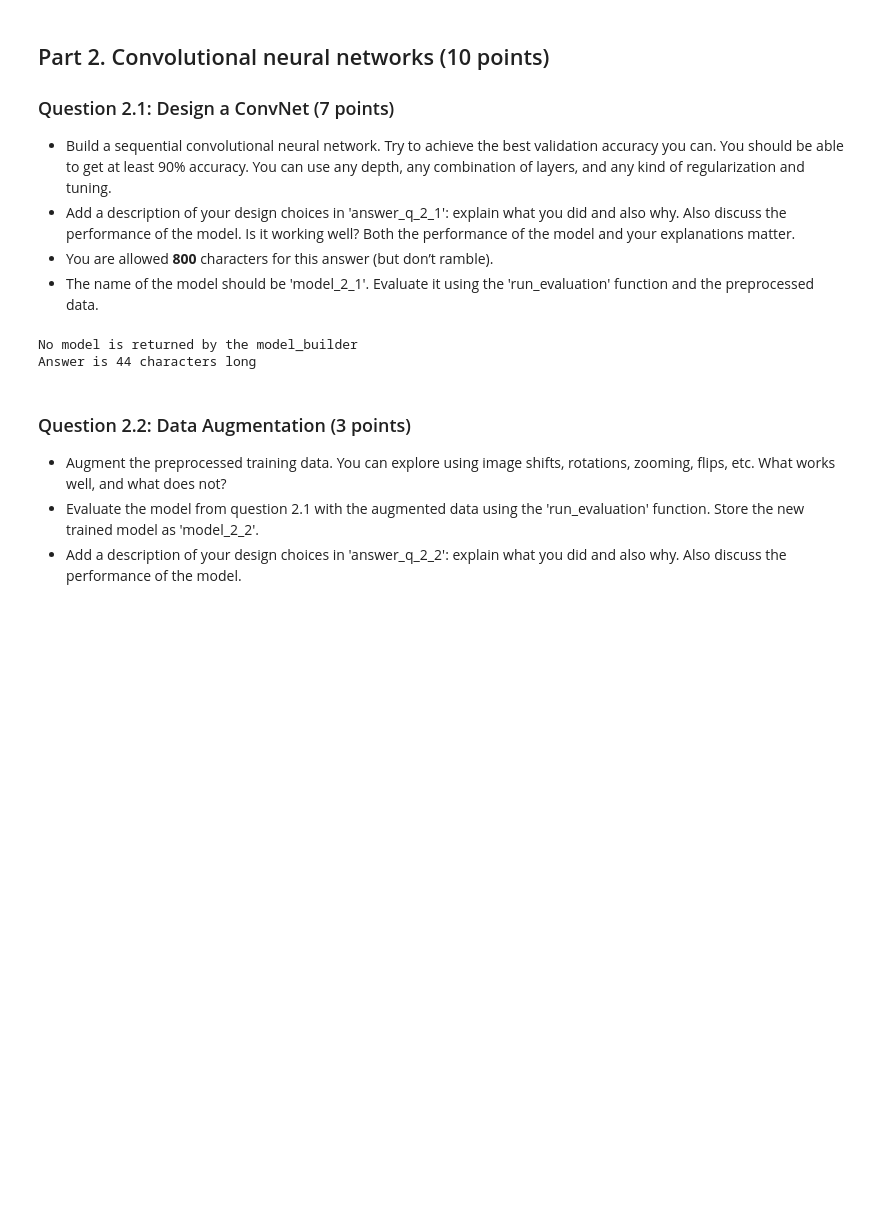
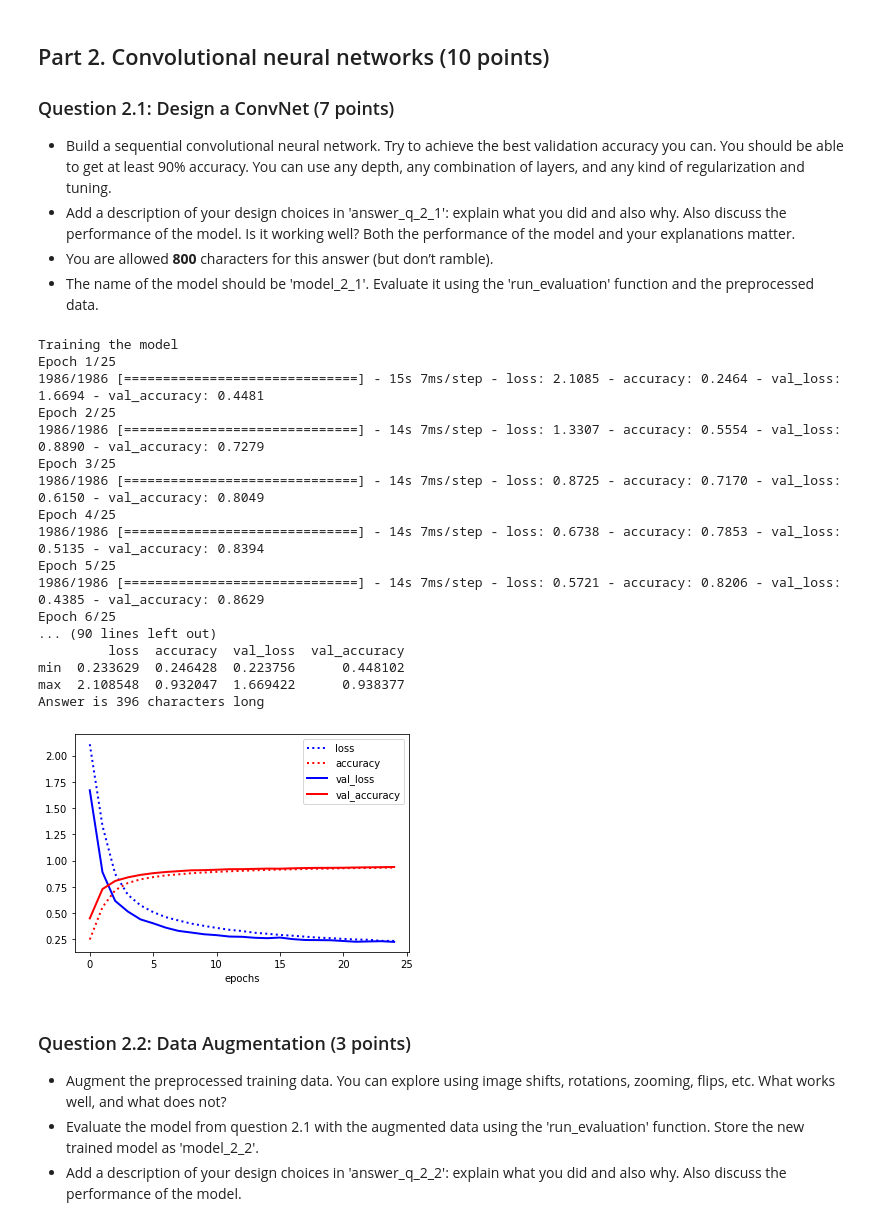
Before and after one commit to mitagr/web-ret-assignment-3, a Jupyter notebook: Assignment 3.ipynb, the cells around one changed output. Drawn from its saved outputs; the diff is of its cells as text; code cells hidden in the pictures; blank space fills up the shorter version.

```diff
--- a/Assignment 3.ipynb
+++ b/Assignment 3.ipynb
@@ -419,18 +508,61 @@ Answer is 44 characters long
 - Add a description of your design choices in 'answer_q_2_1': explain what you did and also why. Also discuss the performance of the model. Is it working well? Both the performance of the model and your explanations matter.
 - You are allowed **800** characters for this answer (but don’t ramble).
 - The name of the model should be 'model_2_1'. Evaluate it using the 'run_evaluation' function and the preprocessed data.
-# %%
-def build_model_2_1():
-  pass
-run_evaluation("model_2_1", build_model_2_1, preprocessed_split, base_dir,
-               train=True, epochs=3, batch_size=32)
-answer_q_2_1 = """
-               Your answer
-               """
-print("Answer is {} characters long".format(len(answer_q_2_1)))
-# %% [output]
-No model is returned by the model_builder
-Answer is 44 characters long
+# %%
+def build_model_2_1():
+    model_2_1 = models.Sequential()
+    model_2_1.add(layers.Conv2D(16, (3, 3), activation='relu', padding='same', input_shape=(32, 32, 1)))
+    model_2_1.add(layers.Conv2D(16, (3, 3), activation='relu', padding='same'))
+    model_2_1.add(layers.MaxPooling2D((2, 2)))
+    model_2_1.add(layers.Dropout(0.2))
+    model_2_1.add(layers.Conv2D(32, (3, 3), activation='relu', padding='same'))
+    model_2_1.add(layers.Conv2D(32, (3, 3), activation='relu', padding='same'))
+    model_2_1.add(layers.MaxPooling2D((2, 2)))
+    model_2_1.add(layers.Dropout(0.2))
+    model_2_1.add(layers.Conv2D(64, (3, 3), activation='relu', padding='same'))
+    model_2_1.add(layers.Conv2D(64, (3, 3), activation='relu', padding='same'))
+    model_2_1.add(layers.MaxPooling2D((2, 2)))
+    model_2_1.add(layers.Dropout(0.2))
+    model_2_1.add(layers.Conv2D(128, (3, 3), activation='relu', padding='same'))
+    model_2_1.add(layers.Conv2D(128, (3, 3), activation='relu', padding='same'))
+    model_2_1.add(layers.MaxPooling2D((2, 2)))
+    model_2_1.add(layers.Dropout(0.2))
+    model_2_1.add(layers.Flatten())
+    model_2_1.add(layers.Dense(128, activation='relu'))
+    model_2_1.add(layers.Dropout(0.2))
+    model_2_1.add(layers.Dense(10, activation='softmax'))
+    #model_2_1.compile(optimizer='rmsprop', loss='categorical_crossentropy', metrics=['accuracy'])
+    model_2_1.compile(optimizer= optimizers.RMSprop(lr= 0.0001), loss='categorical_crossentropy', metrics=['accuracy'])
+    return model_2_1
+    pass
+
+run_evaluation("model_2_1", build_model_2_1, preprocessed_split, base_dir, train=True, epochs=25, batch_size=32)
+answer_q_2_1 = """
+Conv2D extracts the spatial features from the data using its kernel.
+ReLU is relatively fast and it does not activate all the neurons at the same time.
+It usually uses multiple convolutional layers to learn patterns at different levels of abstraction.
+The MaxPooling reduces the resolution, increase translation invariance. Then 0.2 of all the neurons are removed for the layer.
+               """
+print("Answer is {} characters long".format(len(answer_q_2_1)))
+# %% [output]
+Training the model
+Epoch 1/25
+1986/1986 [==============================] - 15s 7ms/step - loss: 2.1085 - accuracy: 0.2464 - val_loss: 1.6694 - val_accuracy: 0.4481
+Epoch 2/25
+1986/1986 [==============================] - 14s 7ms/step - loss: 1.3307 - accuracy: 0.5554 - val_loss: 0.8890 - val_accuracy: 0.7279
+Epoch 3/25
+1986/1986 [==============================] - 14s 7ms/step - loss: 0.8725 - accuracy: 0.7170 - val_loss: 0.6150 - val_accuracy: 0.8049
+Epoch 4/25
+1986/1986 [==============================] - 14s 7ms/step - loss: 0.6738 - accuracy: 0.7853 - val_loss: 0.5135 - val_accuracy: 0.8394
+Epoch 5/25
+1986/1986 [==============================] - 14s 7ms/step - loss: 0.5721 - accuracy: 0.8206 - val_loss: 0.4385 - val_accuracy: 0.8629
+Epoch 6/25
+... (90 lines left out)
+         loss  accuracy  val_loss  val_accuracy
+min  0.233629  0.246428  0.223756      0.448102
+max  2.108548  0.932047  1.669422      0.938377
+Answer is 396 characters long
+[figure, added]
 # %% [markdown]
 ### Question 2.2: Data Augmentation (3 points)
 
```
Also changed, not shown: parts of 22 cells of this notebook.
